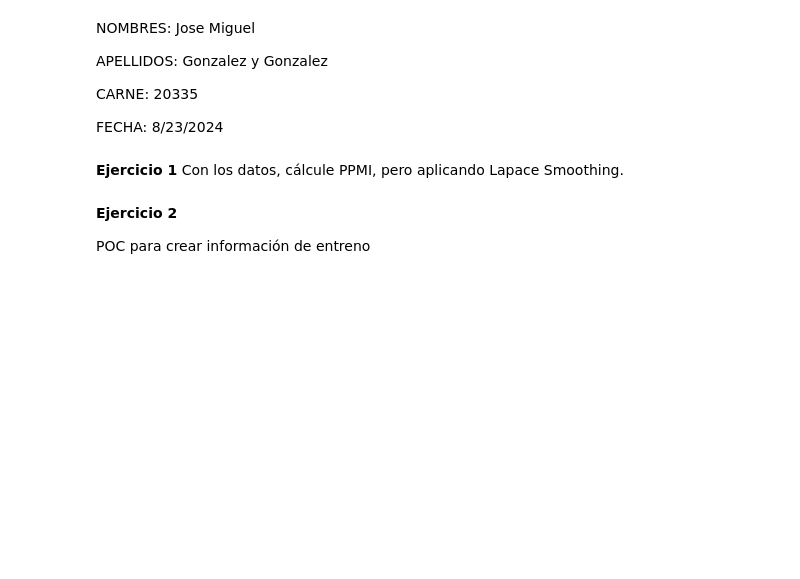
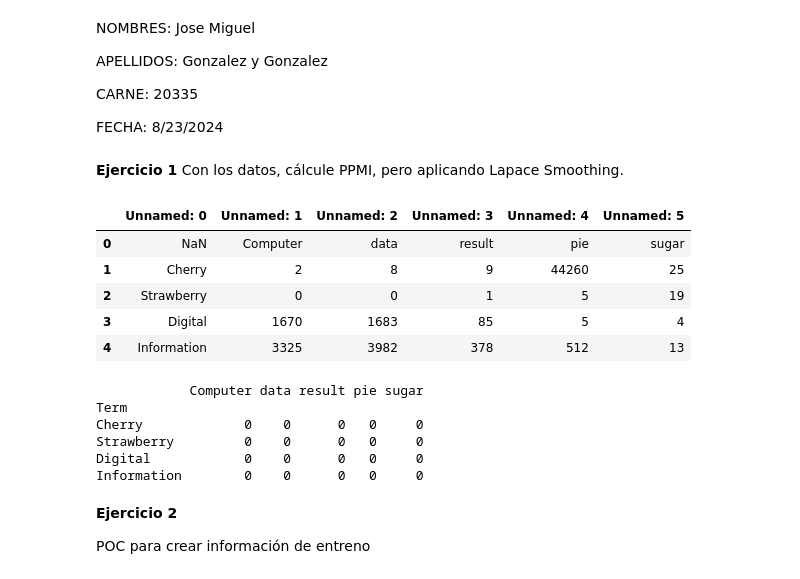
Before and after one commit to JoseGon20335/Trabajos-NLP, a Jupyter notebook: lab#4/Laboratorio_4_Vectorizacion.ipynb, the cells around one changed output. Cells and saved outputs as stored; diff of their text form; code cells hidden in the pictures; blank space fills up the shorter version.

```diff
--- a/lab#4/Laboratorio_4_Vectorizacion.ipynb
+++ b/lab#4/Laboratorio_4_Vectorizacion.ipynb
@@ -14,3 +15,17 @@ import numpy as np
+# %%
+# Cargar el archivo proporcionado
+file_path = './pmi_ejercicio.xlsx'
+data = pd.read_excel(file_path)
+
+# Mostrar las primeras filas del archivo para entender su estructura
+data.head()
+# %% [output]
+|  | Unnamed: 0 | Unnamed: 1 | Unnamed: 2 | Unnamed: 3 | Unnamed: 4 | Unnamed: 5 |
+| 0 | NaN | Computer | data | result | pie | sugar |
+| 1 | Cherry | 2 | 8 | 9 | 44260 | 25 |
+| 2 | Strawberry | 0 | 0 | 1 | 5 | 19 |
+| 3 | Digital | 1670 | 1683 | 85 | 5 | 4 |
+| 4 | Information | 3325 | 3982 | 378 | 512 | 13 |
 # %%
 # Renombrar columnas para mayor claridad
 data.columns = ["Term"] + list(data.iloc[0, 1:])
@@ -52,3 +50,28 @@ import ace_tools as tools; tools.display_dataframe_to_user(name="PPMI con Laplac
+# %%
+for term1 in ppmi_matrix.index:
+    for term2 in ppmi_matrix.columns:
+        cooccurrence = data.loc[data["Term"] == term1, term2].values[0]
+        # Probabilidad conjunta suavizada
+        p_xy = (cooccurrence + laplace_k) / (total_cooccurrences + laplace_k * vocab_size ** 2)
+        # Probabilidad marginales suavizadas
+        p_x = (total_word_frequency[term1] + laplace_k * vocab_size) / (total_cooccurrences + laplace_k * vocab_size ** 2)
+        p_y = (total_word_frequency[term2] + laplace_k * vocab_size) / (total_cooccurrences + laplace_k * vocab_size ** 2)
+
+        # Calcular PMI
+        pmi = np.log2(p_xy / (p_x * p_y)) if p_x * p_y > 0 else 0
+
+        # Calcular PPMI
+        ppmi_matrix.loc[term1, term2] = max(pmi, 0)
+
+# Mostrar el resultado
+print(ppmi_matrix)
+# %% [output]
+            Computer data result pie sugar
+Term
+Cherry             0    0      0   0     0
+Strawberry         0    0      0   0     0
+Digital            0    0      0   0     0
+Information        0    0      0   0     0
 # %% [markdown]
 **Ejercicio 2**
 
```
Also changed, not shown: parts of 20 cells of this notebook, 4 other files.
